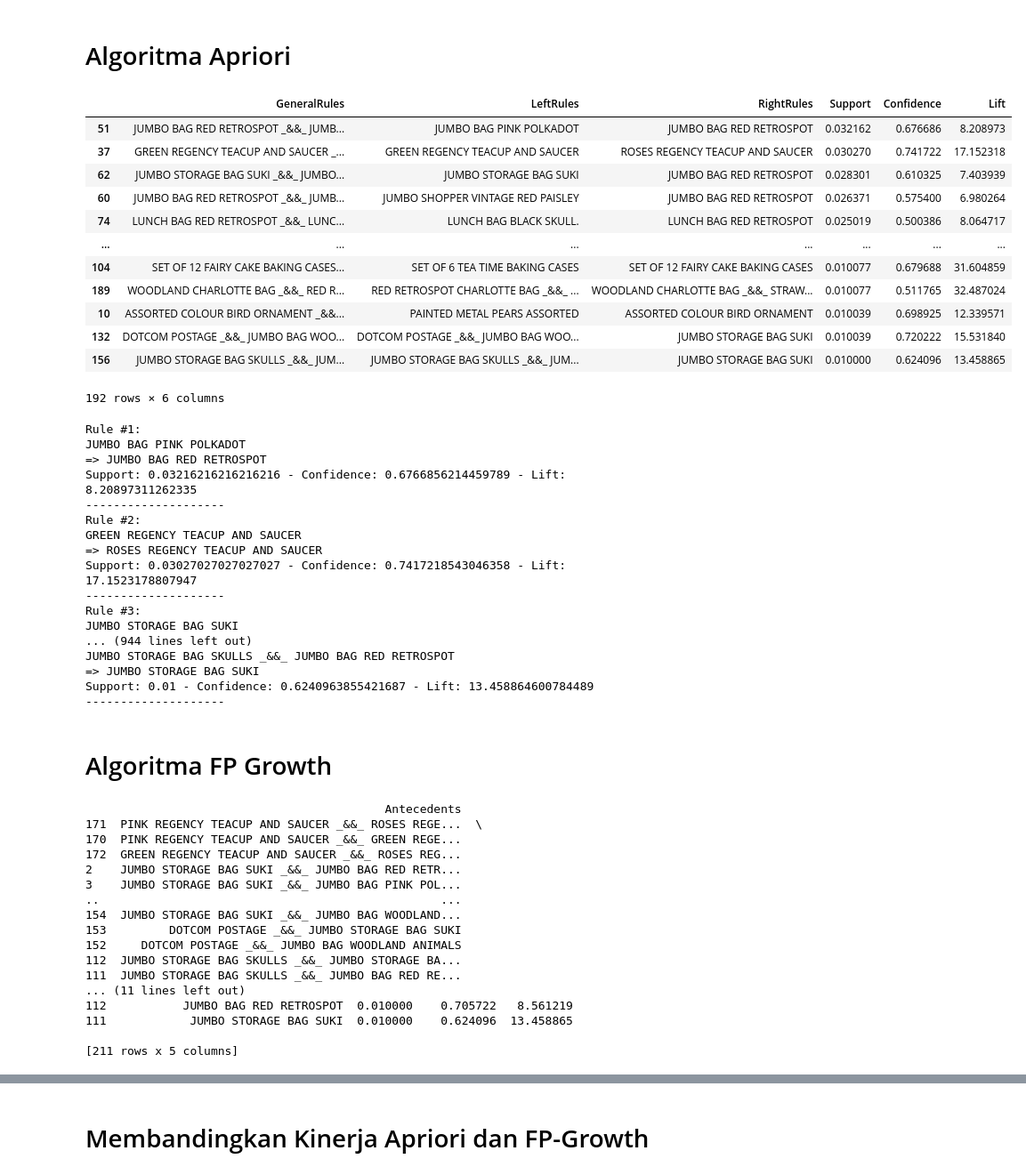
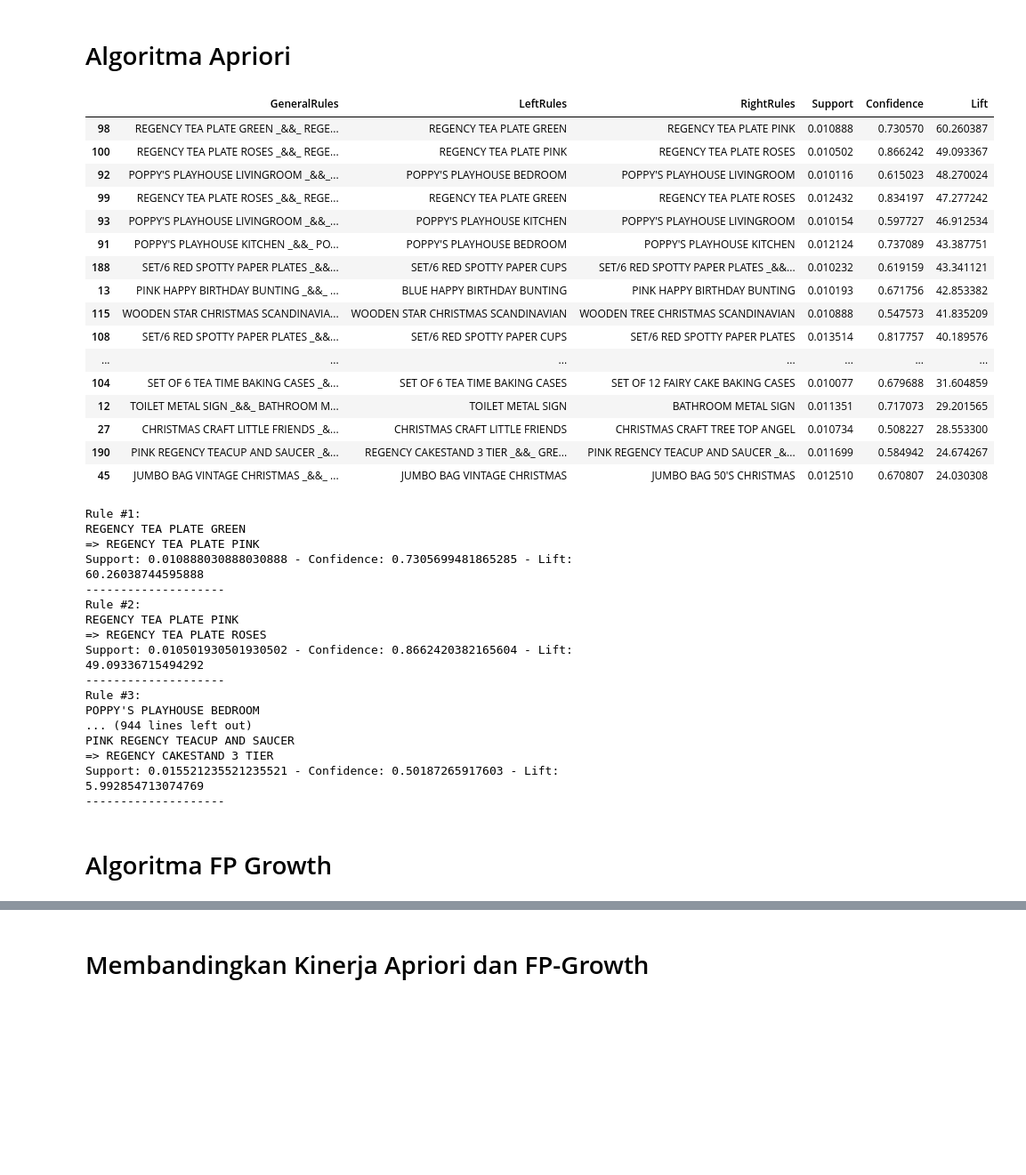
Before and after one commit to triskaaaw/Cheatsheet-DSP, a Jupyter notebook: MBA Apriori.ipynb, the cells around one changed output, grey strips where cells are left out. Shown at 89% size. Drawn from its saved outputs; the diff is of its cells as text; code cells hidden in the pictures; blank space fills up the shorter version.

```diff
--- a/MBA Apriori.ipynb
+++ b/MBA Apriori.ipynb
@@ -471,40 +471,43 @@ start_time_apriori = time.time()
 
 # Training Apriori on the dataset
 from apyori import apriori
-apriori_rules = apriori(transactions, min_support = 0.01, min_confidence = 0.5, min_lift = 3, min_length = 2)
+rules = apriori(transactions, min_support = 0.01, min_confidence = 0.5, min_lift = 3, min_length = 2)
 # Get the results
-apriori_results = list(apriori_rules)
+results = list(rules)
 
 end_time_apriori = time.time()
 apriori_time = end_time_apriori - start_time_apriori
 # %%
 # Visualising the result as a readeable dataframe
-apriori_results = pd.DataFrame(np.random.randint(low=0, high=1, size=(len(results), 6)), columns=['GeneralRules', 'LeftRules', 'RightRules', 'Support', 'Confidence', 'Lift'])
+final_results = pd.DataFrame(np.random.randint(low=0, high=1, size=(len(results), 6)), columns=['GeneralRules', 'LeftRules', 'RightRules', 'Support', 'Confidence', 'Lift'])
 index = 0
 for g, s, i in results:
-    apriori_results.iloc[index] = [' _&&_ '.join(list(g)), ' _&&_ '.join(list(i[0][0])), ' _&&_ '.join(list(i[0][1])), s, i[0][2], i[0][3]]
+    final_results.iloc[index] = [' _&&_ '.join(list(g)), ' _&&_ '.join(list(i[0][0])), ' _&&_ '.join(list(i[0][1])), s, i[0][2], i[0][3]]
     index = index+1
-
 # The most significant rules
-apriori_results = apriori_results.sort_values('Support', ascending=0)
-apriori_results.head(400)
+final_results = final_results.sort_values('Lift', ascending=0)
+final_results.head(20)
 # %% [output]
 |  | GeneralRules | LeftRules | RightRules | Support | Confidence | Lift |
-| 51 | JUMBO BAG RED RETROSPOT _&&_ JUMB... | JUMBO BAG PINK POLKADOT | JUMBO BAG RED RETROSPOT | 0.032162 | 0.676686 | 8.208973 |
-| 37 | GREEN REGENCY TEACUP AND SAUCER _... | GREEN REGENCY TEACUP AND SAUCER | ROSES REGENCY TEACUP AND SAUCER | 0.030270 | 0.741722 | 17.152318 |
-| 62 | JUMBO STORAGE BAG SUKI _&&_ JUMBO... | JUMBO STORAGE BAG SUKI | JUMBO BAG RED RETROSPOT | 0.028301 | 0.610325 | 7.403939 |
-| 60 | JUMBO BAG RED RETROSPOT _&&_ JUMB... | JUMBO SHOPPER VINTAGE RED PAISLEY | JUMBO BAG RED RETROSPOT | 0.026371 | 0.575400 | 6.980264 |
-| 74 | LUNCH BAG RED RETROSPOT _&&_ LUNC... | LUNCH BAG BLACK SKULL. | LUNCH BAG RED RETROSPOT | 0.025019 | 0.500386 | 8.064717 |
+| 98 | REGENCY TEA PLATE GREEN _&&_ REGE... | REGENCY TEA PLATE GREEN | REGENCY TEA PLATE PINK | 0.010888 | 0.730570 | 60.260387 |
+| 100 | REGENCY TEA PLATE ROSES _&&_ REGE... | REGENCY TEA PLATE PINK | REGENCY TEA PLATE ROSES | 0.010502 | 0.866242 | 49.093367 |
+| 92 | POPPY'S PLAYHOUSE LIVINGROOM _&&_... | POPPY'S PLAYHOUSE BEDROOM | POPPY'S PLAYHOUSE LIVINGROOM | 0.010116 | 0.615023 | 48.270024 |
+| 99 | REGENCY TEA PLATE ROSES _&&_ REGE... | REGENCY TEA PLATE GREEN | REGENCY TEA PLATE ROSES | 0.012432 | 0.834197 | 47.277242 |
+| 93 | POPPY'S PLAYHOUSE LIVINGROOM _&&_... | POPPY'S PLAYHOUSE KITCHEN | POPPY'S PLAYHOUSE LIVINGROOM | 0.010154 | 0.597727 | 46.912534 |
+| 91 | POPPY'S PLAYHOUSE KITCHEN _&&_ PO... | POPPY'S PLAYHOUSE BEDROOM | POPPY'S PLAYHOUSE KITCHEN | 0.012124 | 0.737089 | 43.387751 |
+| 188 | SET/6 RED SPOTTY PAPER PLATES _&&... | SET/6 RED SPOTTY PAPER CUPS | SET/6 RED SPOTTY PAPER PLATES _&&... | 0.010232 | 0.619159 | 43.341121 |
+| 13 | PINK HAPPY BIRTHDAY BUNTING _&&_ ... | BLUE HAPPY BIRTHDAY BUNTING | PINK HAPPY BIRTHDAY BUNTING | 0.010193 | 0.671756 | 42.853382 |
+| 115 | WOODEN STAR CHRISTMAS SCANDINAVIA... | WOODEN STAR CHRISTMAS SCANDINAVIAN | WOODEN TREE CHRISTMAS SCANDINAVIAN | 0.010888 | 0.547573 | 41.835209 |
+| 108 | SET/6 RED SPOTTY PAPER PLATES _&&... | SET/6 RED SPOTTY PAPER CUPS | SET/6 RED SPOTTY PAPER PLATES | 0.013514 | 0.817757 | 40.189576 |
 | ... | ... | ... | ... | ... | ... | ... |
-| 104 | SET OF 12 FAIRY CAKE BAKING CASES... | SET OF 6 TEA TIME BAKING CASES | SET OF 12 FAIRY CAKE BAKING CASES | 0.010077 | 0.679688 | 31.604859 |
-| 189 | WOODLAND CHARLOTTE BAG _&&_ RED R... | RED RETROSPOT CHARLOTTE BAG _&&_ ... | WOODLAND CHARLOTTE BAG _&&_ STRAW... | 0.010077 | 0.511765 | 32.487024 |
-| 10 | ASSORTED COLOUR BIRD ORNAMENT _&&... | PAINTED METAL PEARS ASSORTED | ASSORTED COLOUR BIRD ORNAMENT | 0.010039 | 0.698925 | 12.339571 |
-| 132 | DOTCOM POSTAGE _&&_ JUMBO BAG WOO... | DOTCOM POSTAGE _&&_ JUMBO BAG WOO... | JUMBO STORAGE BAG SUKI | 0.010039 | 0.720222 | 15.531840 |
-| 156 | JUMBO STORAGE BAG SKULLS _&&_ JUM... | JUMBO STORAGE BAG SKULLS _&&_ JUM... | JUMBO STORAGE BAG SUKI | 0.010000 | 0.624096 | 13.458865 |
+| 104 | SET OF 6 TEA TIME BAKING CASES _&... | SET OF 6 TEA TIME BAKING CASES | SET OF 12 FAIRY CAKE BAKING CASES | 0.010077 | 0.679688 | 31.604859 |
+| 12 | TOILET METAL SIGN _&&_ BATHROOM M... | TOILET METAL SIGN | BATHROOM METAL SIGN | 0.011351 | 0.717073 | 29.201565 |
+| 27 | CHRISTMAS CRAFT LITTLE FRIENDS _&... | CHRISTMAS CRAFT LITTLE FRIENDS | CHRISTMAS CRAFT TREE TOP ANGEL | 0.010734 | 0.508227 | 28.553300 |
+| 190 | PINK REGENCY TEACUP AND SAUCER _&... | REGENCY CAKESTAND 3 TIER _&&_ GRE... | PINK REGENCY TEACUP AND SAUCER _&... | 0.011699 | 0.584942 | 24.674267 |
+| 45 | JUMBO BAG VINTAGE CHRISTMAS _&&_ ... | JUMBO BAG VINTAGE CHRISTMAS | JUMBO BAG 50'S CHRISTMAS | 0.012510 | 0.670807 | 24.030308 |
-192 rows × 6 columns
 # %%
 count=1
-for i, d in apriori_results.iterrows():
+for i, d in final_results.iterrows():
     print('Rule #'+str(count)+':')
     print(d['LeftRules'])
     print('=> '+d['RightRules'])
@@ -513,21 +516,21 @@ for i, d in apriori_results.iterrows():
     count=count+1
 # %% [output]
 Rule #1:
-JUMBO BAG PINK POLKADOT
-=> JUMBO BAG RED RETROSPOT
-Support: 0.03216216216216216 - Confidence: 0.6766856214459789 - Lift: 8.20897311262335
+REGENCY TEA PLATE GREEN
+=> REGENCY TEA PLATE PINK
+Support: 0.010888030888030888 - Confidence: 0.7305699481865285 - Lift: 60.26038744595888
 --------------------
 Rule #2:
-GREEN REGENCY TEACUP AND SAUCER
-=> ROSES REGENCY TEACUP AND SAUCER
-Support: 0.03027027027027027 - Confidence: 0.7417218543046358 - Lift: 17.1523178807947
+REGENCY TEA PLATE PINK
+=> REGENCY TEA PLATE ROSES
+Support: 0.010501930501930502 - Confidence: 0.8662420382165604 - Lift: 49.09336715494292
 --------------------
 Rule #3:
-JUMBO STORAGE BAG SUKI
+POPPY'S PLAYHOUSE BEDROOM
 ... (944 lines left out)
-JUMBO STORAGE BAG SKULLS _&&_ JUMBO BAG RED RETROSPOT
-=> JUMBO STORAGE BAG SUKI
-Support: 0.01 - Confidence: 0.6240963855421687 - Lift: 13.458864600784489
+PINK REGENCY TEACUP AND SAUCER
+=> REGENCY CAKESTAND 3 TIER
+Support: 0.015521235521235521 - Confidence: 0.50187265917603 - Lift: 5.992854713074769
 --------------------
 # %% [markdown]
 # Algoritma FP Growth
@@ -581,24 +584,6 @@ final_results = final_results.sort_values(by='Support', ascending=False)
 
 # Display the top 400 results
 print(final_results.head(400))
-# %% [output]
-                                           Antecedents
-171  PINK REGENCY TEACUP AND SAUCER _&&_ ROSES REGE...  \
-170  PINK REGENCY TEACUP AND SAUCER _&&_ GREEN REGE...
-172  GREEN REGENCY TEACUP AND SAUCER _&&_ ROSES REG...
-2    JUMBO STORAGE BAG SUKI _&&_ JUMBO BAG RED RETR...
-3    JUMBO STORAGE BAG SUKI _&&_ JUMBO BAG PINK POL...
-..                                                 ...
-154  JUMBO STORAGE BAG SUKI _&&_ JUMBO BAG WOODLAND...
-153         DOTCOM POSTAGE _&&_ JUMBO STORAGE BAG SUKI
-152     DOTCOM POSTAGE _&&_ JUMBO BAG WOODLAND ANIMALS
-112  JUMBO STORAGE BAG SKULLS _&&_ JUMBO STORAGE BA...
-111  JUMBO STORAGE BAG SKULLS _&&_ JUMBO BAG RED RE...
-... (11 lines left out)
-112           JUMBO BAG RED RETROSPOT  0.010000    0.705722   8.561219
-111            JUMBO STORAGE BAG SUKI  0.010000    0.624096  13.458865
-
-[211 rows x 5 columns]
 # %%
 count=1
 for i, d in final_results.iterrows():
```
Also changed, not shown: parts of 3 cells of this notebook.
